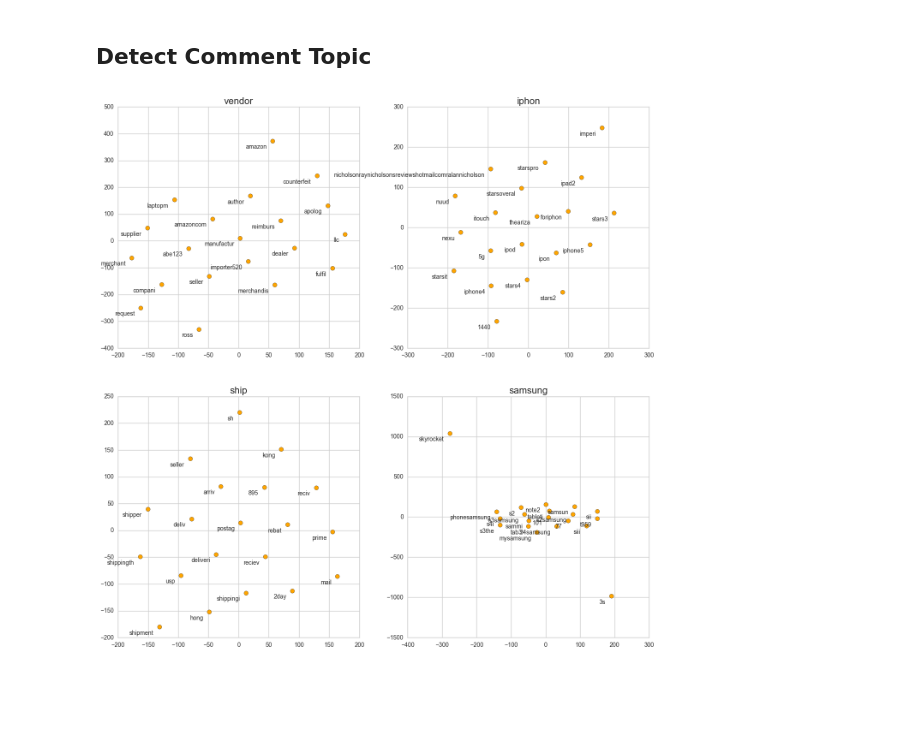
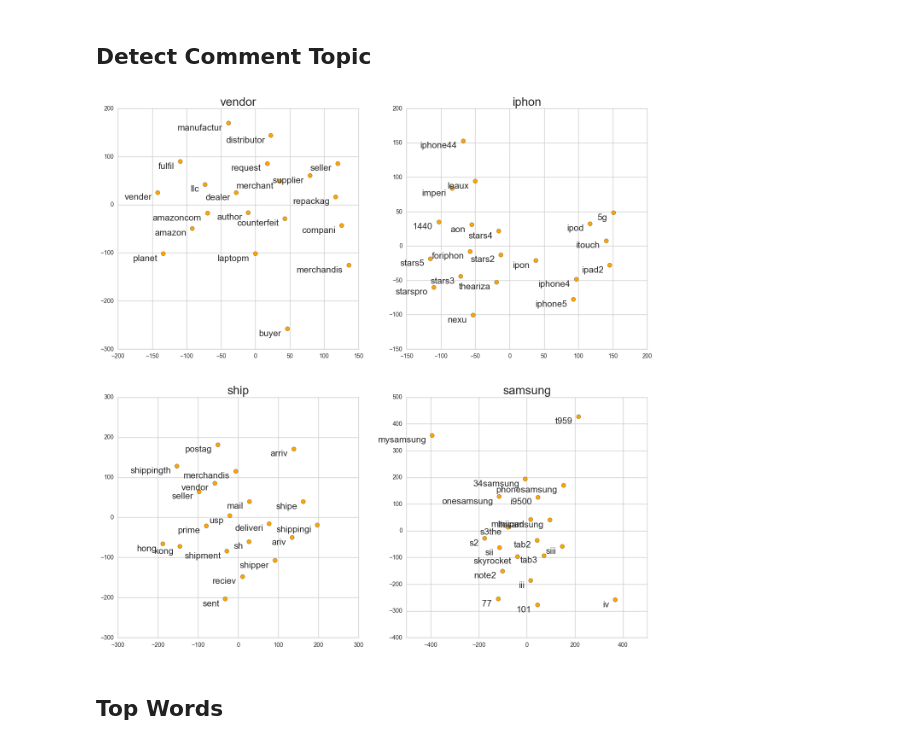
Before and after one commit to masta-g3/amazon_nlp, a Jupyter notebook: words.ipynb, the cells around one changed output. Drawn from its saved outputs; the diff is of its cells as text; code cells hidden in the pictures; blank space fills up the shorter version.

```diff
--- a/words.ipynb
+++ b/words.ipynb
@@ -69,25 +71,25 @@ model = Word2Vec.load('amazon2vec.bin')
 # %%
 ## Plot a couple of words.
 test = ['vendor','iphon','ship','samsung']
-tsne = TSNE(perplexity=80, n_components=2, init='pca', n_iter=5000)
+tsne = TSNE(perplexity=8, n_components=2, init='pca', n_iter=5000)
 
 
 ## Plot.
 plt.figure(1)
 for t in xrange(len(test)):
     word_viz = np.array([model[word[0]] for word in model.most_similar(test[t], topn=20)])
     labels = [word[0] for word in model.most_similar(test[t], topn=20)]
     low_dim_embs = tsne.fit_transform(word_viz)
 
     plt.subplot(221 + t)
 
     plt.rcParams['figure.figsize'] = (16.0, 16.0)
-    plt.title(test[t], size=16)
+    plt.title(test[t], size=20)
     plt.scatter(low_dim_embs[:, 0], low_dim_embs[:, 1], s=50, c='orange')
 
     for label, x, y in zip(labels, low_dim_embs[:, 0], low_dim_embs[:, 1]):
          plt.annotate(label,
-                     xy = (x, y), xytext = (-10, -15), fontsize=10,
+                     xy = (x, y), xytext = (-10, -15), fontsize=15,
                      textcoords = 'offset points', ha = 'right', va = 'bottom')
 # %% [output]
-[figure, old version]
+[figure, new version]
@@ -95,0 +104,2 @@ df['tokens'] = df['reviewText'].map(clean_text)
+# %% [markdown]
+## Top Words
```
Also changed, not shown: parts of 6 cells of this notebook.
